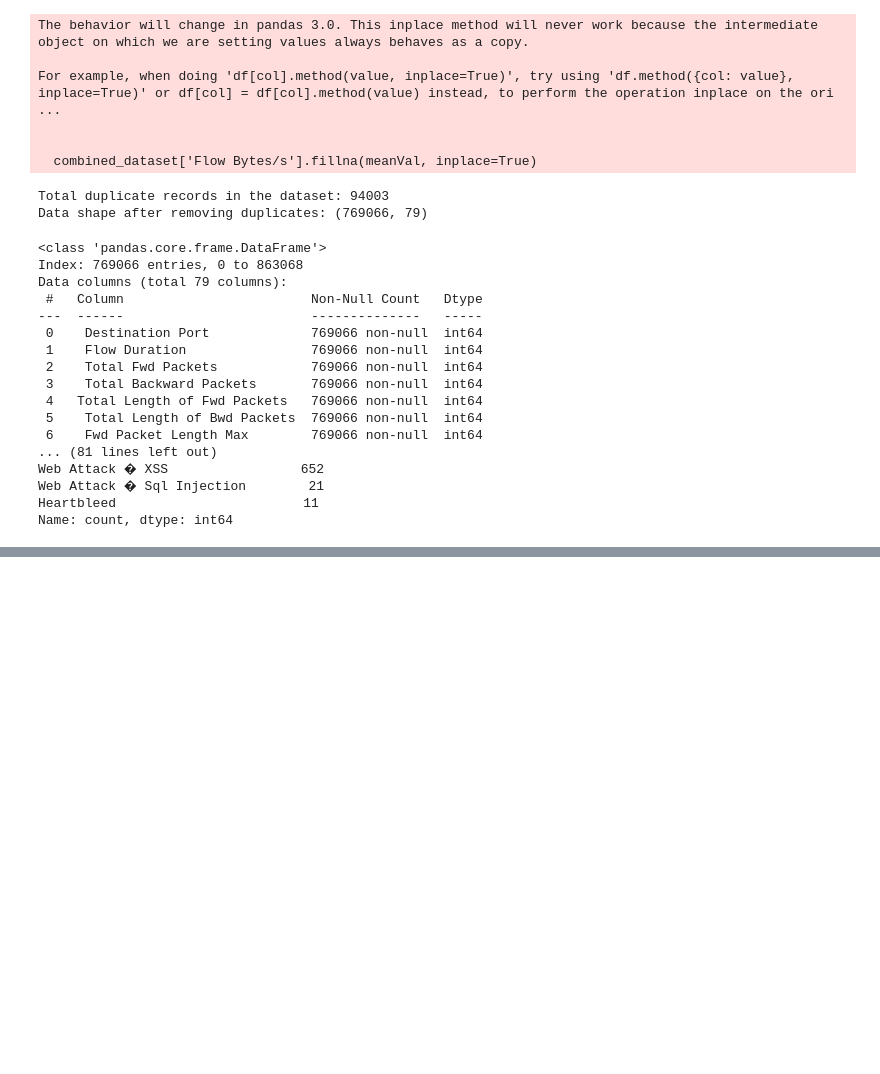
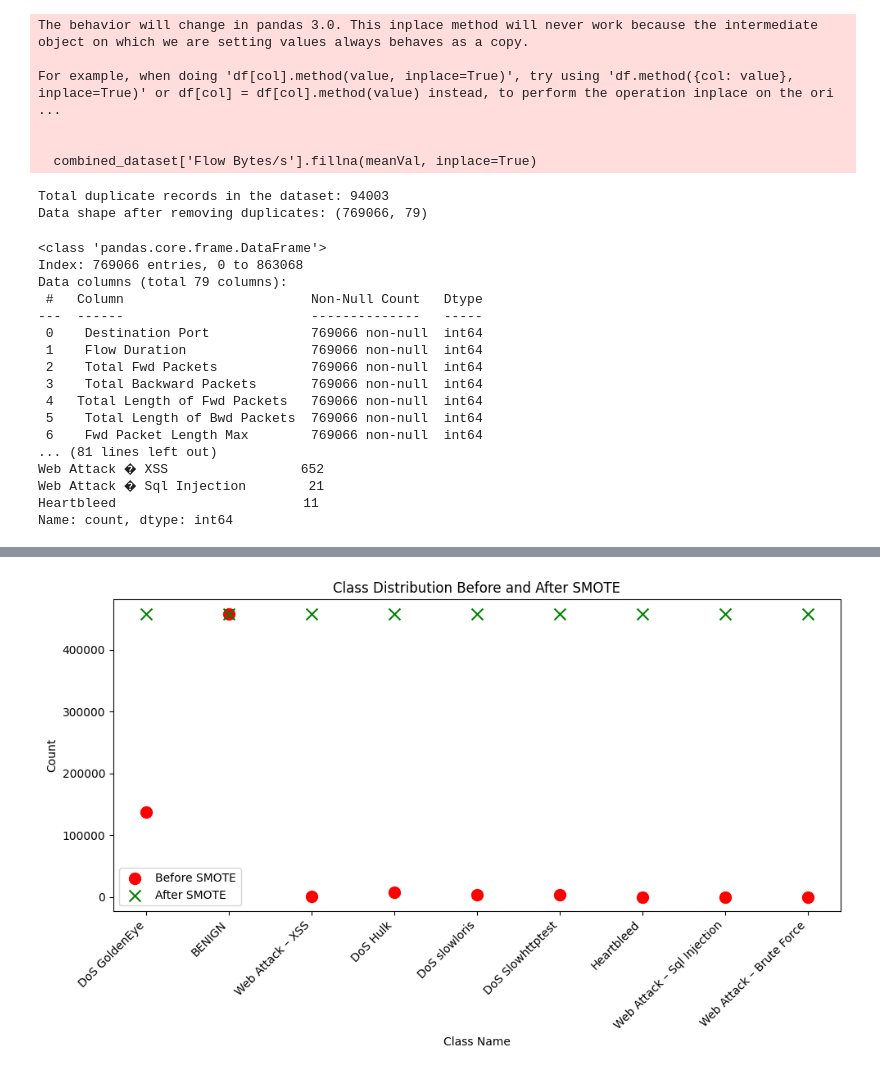
Before and after one commit to MeenaRuwandi/INCS870-Fall2024-Team4, a Jupyter notebook: Exp2_generalSMOTE.ipynb, the cells around one changed output, grey strips where cells are left out. Cells and saved outputs as stored; diff of their text form; code cells hidden in the pictures; blank space fills up the shorter version.

```diff
--- a/Exp2_generalSMOTE.ipynb
+++ b/Exp2_generalSMOTE.ipynb
@@ -403,0 +611,83 @@ First 5 rows of scaled features:
+# %%
+#------------------------ Apply General SMOTE/ No configurations-------------------------------------
+
+from imblearn.over_sampling import SMOTE
+from collections import Counter
+import pandas as pd
+import matplotlib.pyplot as plt
+
+# Initialize SMOTE
+smote = SMOTE(random_state=42)
+
+# Apply SMOTE to the training set
+X_train_smote, y_train_smote = smote.fit_resample(X_train_selected, y_train)
+
+# Count class distribution before SMOTE
+original_class_distribution = Counter(y_train)
+
+# Count class distribution after SMOTE
+smote_class_distribution = Counter(y_train_smote)
+
+# Initialize an empty list to store the rows of the table
+table_data = []
+
+# Create a dictionary to map class labels to class names
+class_mapping = {
+    0: 'BENIGN',
+    1: 'DoS Hulk',
+    2: 'DoS GoldenEye',
+    3: 'DoS slowloris',
+    4: 'DoS Slowhttptest',
+    5: 'Web Attack – Brute Force',
+    6: 'Web Attack – XSS',
+    7: 'Web Attack – Sql Injection',
+    8: 'Heartbleed'
+}
+
+# Get the unique classes in the original distribution
+unique_classes = list(original_class_distribution.keys())
+
+# Populate the table data with class distribution before and after SMOTE
+for class_idx in unique_classes:
+    class_name = class_mapping.get(class_idx, "Unknown")  # use the same mapping you have for class names
+    before_smote = original_class_distribution.get(class_idx, 0)
+    after_smote = smote_class_distribution.get(class_idx, 0)
+
+    table_data.append([class_name, before_smote, after_smote])
+
+# Create a DataFrame to display the table
+table_df = pd.DataFrame(table_data, columns=["Class Name", "Before SMOTE", "After SMOTE"])
+
+# Display the table
+print(table_df)
+
+# Verify the shape of the new training set
+print("New training features shape (after SMOTE):", X_train_smote.shape)
+print("New training labels shape (after SMOTE):", y_train_smote.shape)
+
+
+
+# Create a scatter plot for the class distribution before and after SMOTE
+fig, ax = plt.subplots(figsize=(10, 6))
+
+# Scatter plot for before SMOTE
+ax.scatter(table_df['Class Name'], table_df['Before SMOTE'], color='red', label='Before SMOTE', s=100, marker='o')
+
+# Scatter plot for after SMOTE
+ax.scatter(table_df['Class Name'], table_df['After SMOTE'], color='green', label='After SMOTE', s=100, marker='x')
+
+# Set labels and title
+ax.set_xlabel('Class Name')
+ax.set_ylabel('Count')
+ax.set_title('Class Distribution Before and After SMOTE')
+
+# Rotate x-axis labels for better readability
+plt.xticks(rotation=45, ha='right')
+
+# Add legend
+ax.legend()
+
+# Show the plot
+plt.tight_layout()
+plt.show()
+# %% [output]
@@ -403,0 +706 @@ First 5 rows of scaled features:
+[figure, added]
```
Also changed, not shown: parts of 20 cells of this notebook.
